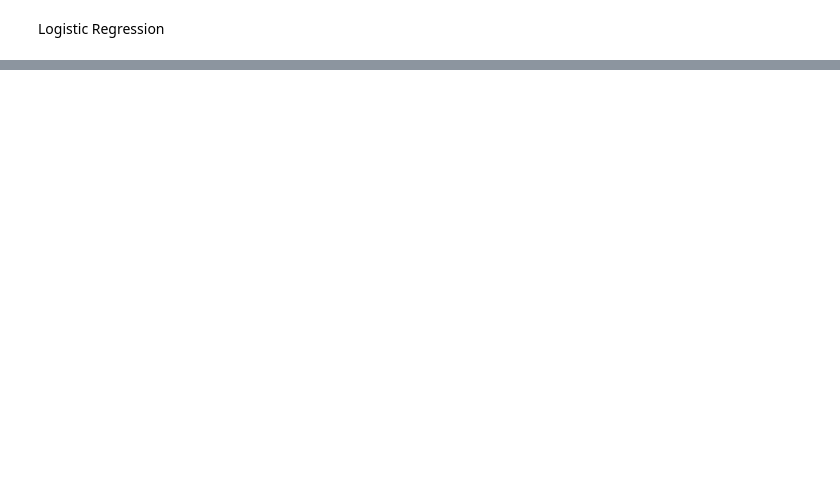
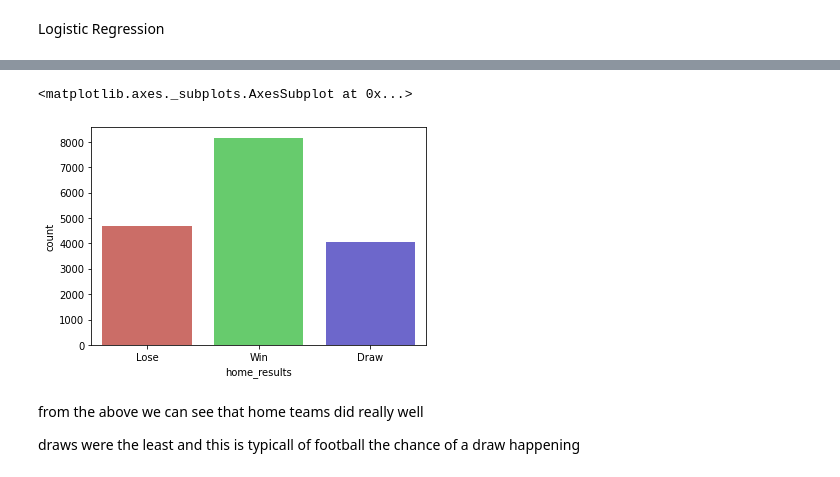
Before and after one commit to UnplugCharger/Week-6-IP, a Jupyter notebook: Week6_Ip_FINAL.ipynb, the cells around one changed output, grey strips where cells are left out. Cells and saved outputs as stored; diff of their text form; code cells hidden in the pictures; blank space fills up the shorter version.

```diff
--- a/Week6_Ip_FINAL.ipynb
+++ b/Week6_Ip_FINAL.ipynb
@@ -816,0 +838,9 @@ Logistic Regression
+# %%
+sns.countplot(x='home_results',data=fifa_ranking2,palette='hls')
+# %% [output]
+<matplotlib.axes._subplots.AxesSubplot at 0x...>
+[figure, added]
+# %% [markdown]
+from the above we can see that home teams did really well
+
+draws were the least  and this is typicall of football the chance of a draw happening
```
Also changed, not shown: parts of 23 cells of this notebook.
